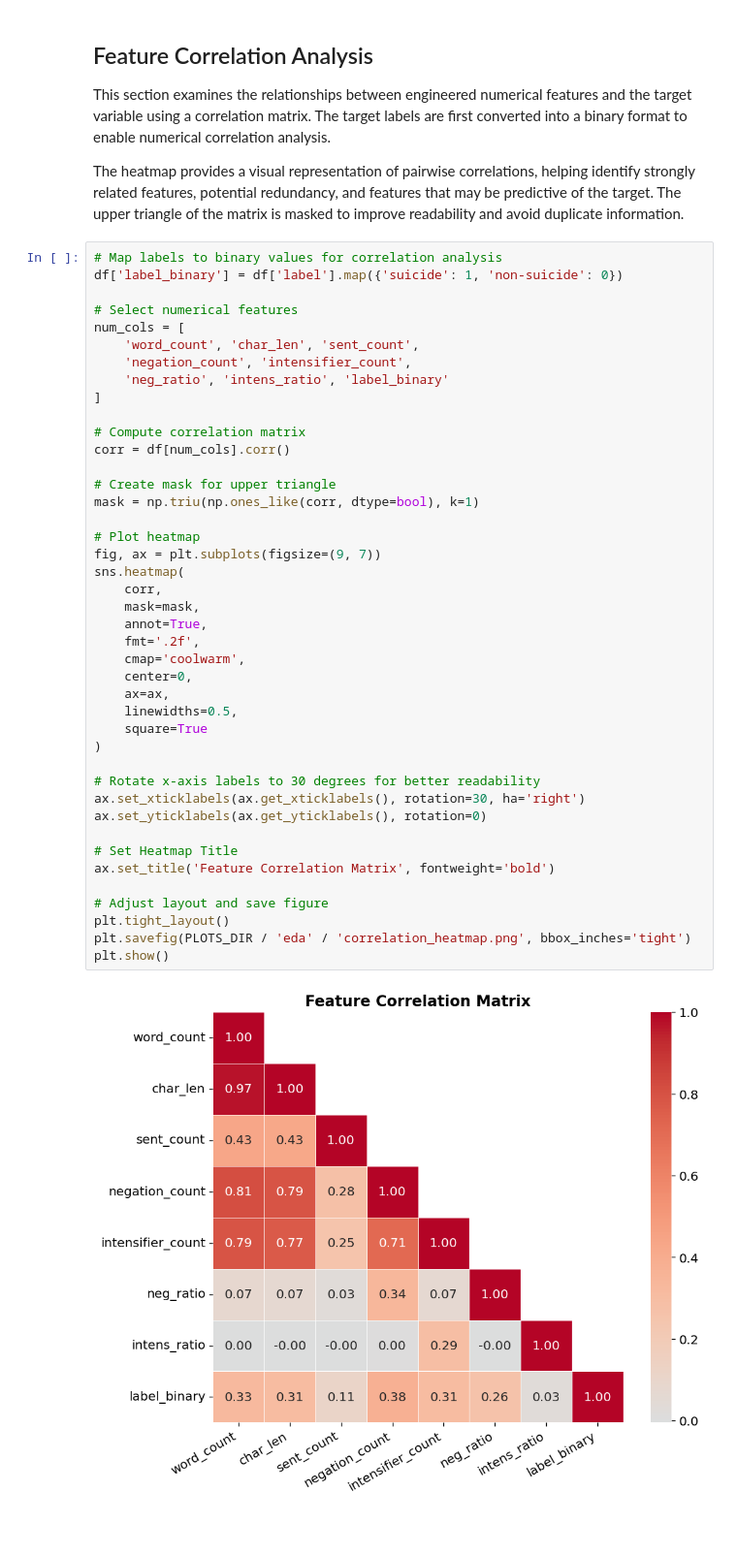
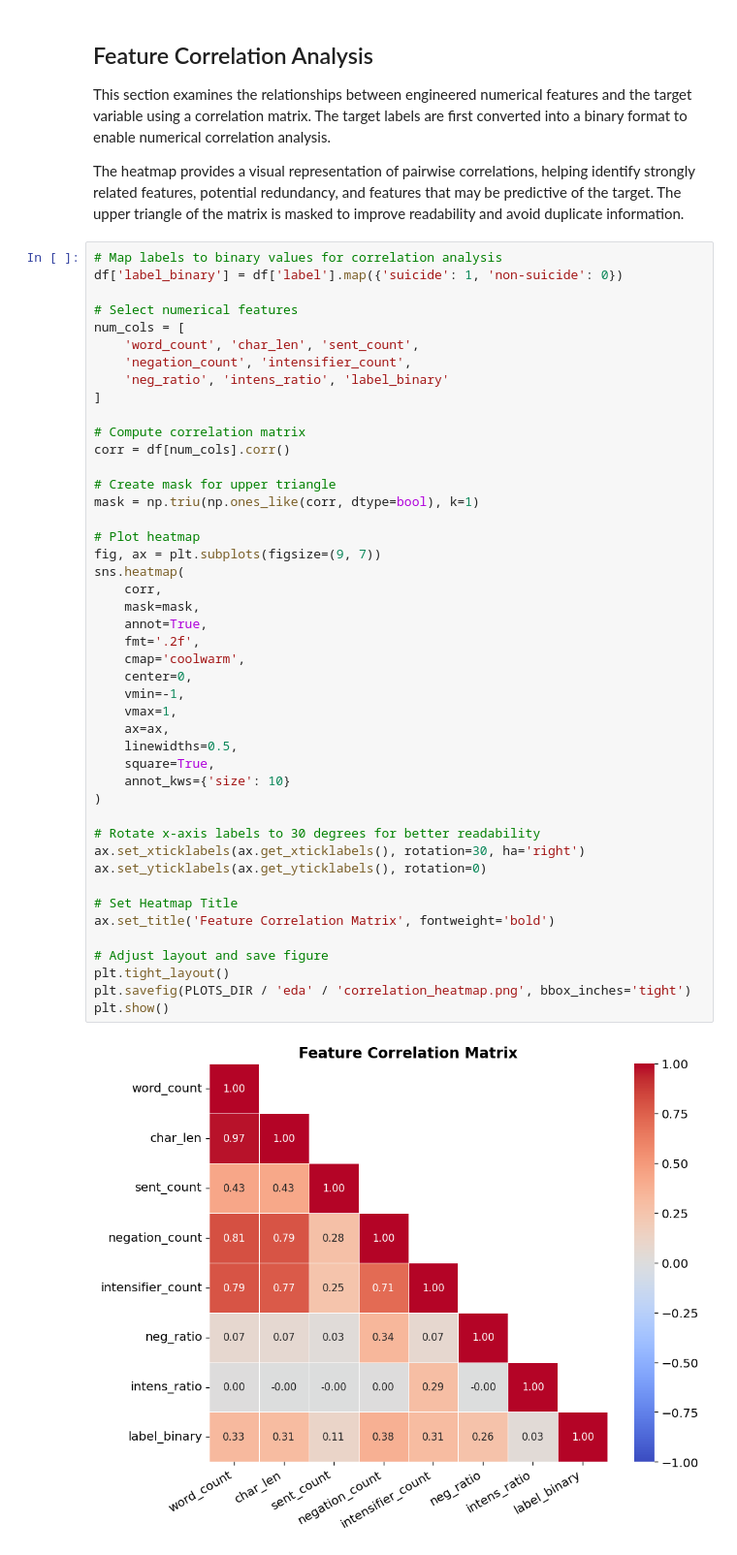
Before and after one commit to latika-sisodiya/depression_detection_nlp_project, a Jupyter notebook: notebooks/01_data_exploration.ipynb, the cells around one changed output. Shown at 97% size. Drawn from its saved outputs; the diff is of its cells as text; blank space fills up the shorter version.

```diff
--- a/notebooks/01_data_exploration.ipynb
+++ b/notebooks/01_data_exploration.ipynb
@@ -499,32 +499,35 @@ num_cols = [
 corr = df[num_cols].corr()
 
 # Create mask for upper triangle
 mask = np.triu(np.ones_like(corr, dtype=bool), k=1)
 
 # Plot heatmap
 fig, ax = plt.subplots(figsize=(9, 7))
 sns.heatmap(
     corr,
     mask=mask,
     annot=True,
     fmt='.2f',
     cmap='coolwarm',
     center=0,
+    vmin=-1,
+    vmax=1,
     ax=ax,
     linewidths=0.5,
-    square=True
+    square=True,
+    annot_kws={'size': 10}
 )
 
 # Rotate x-axis labels to 30 degrees for better readability
 ax.set_xticklabels(ax.get_xticklabels(), rotation=30, ha='right')
 ax.set_yticklabels(ax.get_yticklabels(), rotation=0)
 
 # Set Heatmap Title
 ax.set_title('Feature Correlation Matrix', fontweight='bold')
 
 # Adjust layout and save figure
 plt.tight_layout()
 plt.savefig(PLOTS_DIR / 'eda' / 'correlation_heatmap.png', bbox_inches='tight')
 plt.show()
 # %% [output]
-[figure, old version]
+[figure, new version]
```
Also changed, not shown: parts of 2 cells of this notebook, 25 other files.
